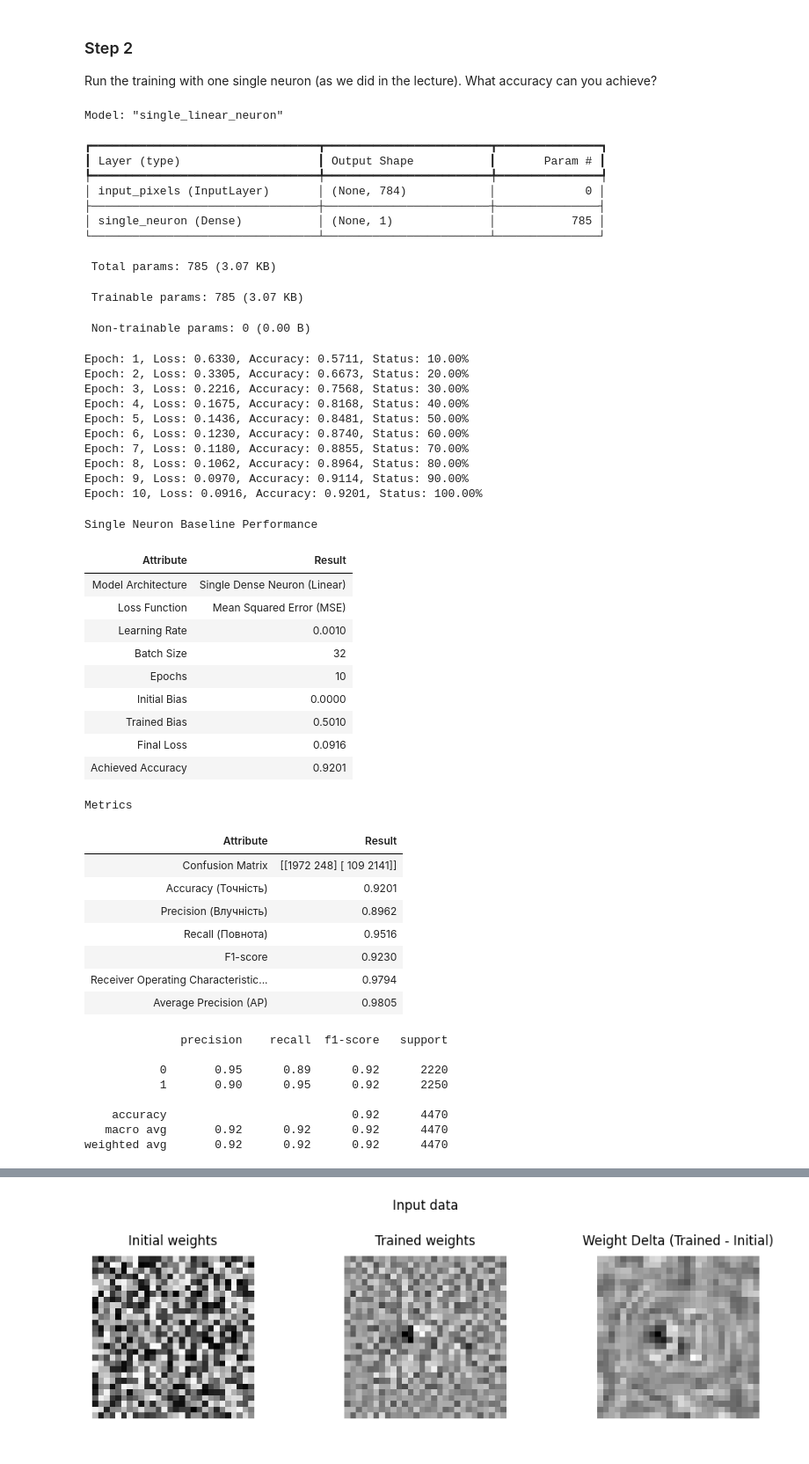
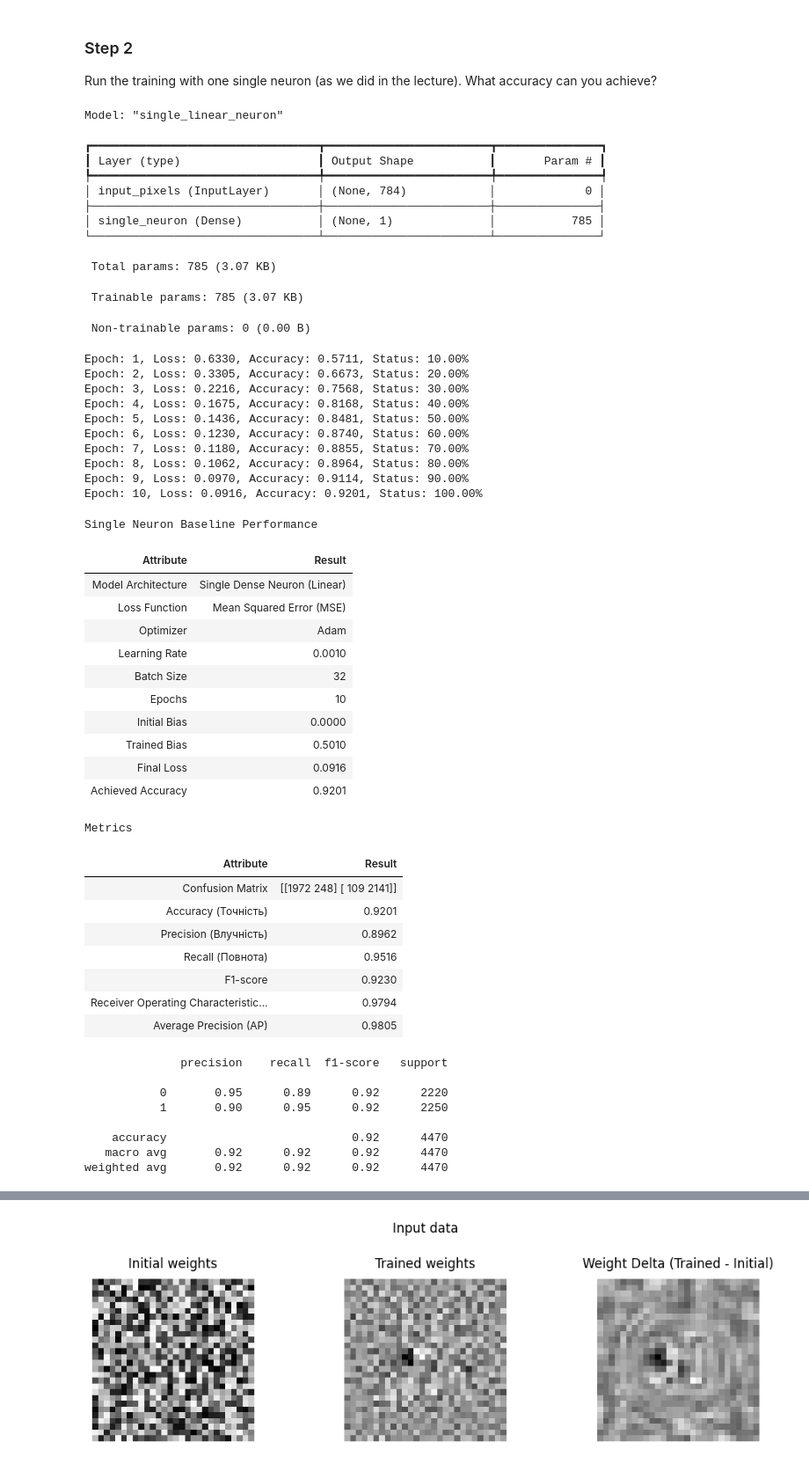
Before and after one commit to BogdanPinchuk/ComputerVision-PBY_HW12, a Jupyter notebook: Bohdan_Pinchuk_CV_HW12.ipynb, the cells around one changed output, grey strips where cells are left out. Shown at 88% size. Drawn from its saved outputs; the diff is of its cells as text; code cells hidden in the pictures.

```diff
--- a/Bohdan_Pinchuk_CV_HW12.ipynb
+++ b/Bohdan_Pinchuk_CV_HW12.ipynb
@@ -284,6 +284,7 @@ rp = rpt.Reporter()
 rp.tolerance = 4
 rp.add_item("Model Architecture", "Single Dense Neuron (Linear)")
 rp.add_item("Loss Function", "Mean Squared Error (MSE)")
+rp.add_item("Optimizer", "Adam")
 rp.add_item("Learning Rate", rp.format_value(learning_rate))
 rp.add_item("Batch Size", str(batch_size))
 rp.add_item("Epochs", str(n_epochs))
@@ -294,33 +295,34 @@ rp.add_item("Achieved Accuracy", rp.format_value(accuracies_single[-1]))
 
 # Print results
 rp.print_pd_report("Single Neuron Baseline Performance")
 df_metrics_single = mn.calc_class_metrics(labels, labels_pred, labels_prob)
 # %% [output]
 Model: "single_linear_neuron"
 ┏━━━━━━━━━━━━━━━━━━━━━━━━━━━━━━━━━┳━━━━━━━━━━━━━━━━━━━━━━━━┳━━━━━━━━━━━━━━━┓
 ┃ Layer (type)                    ┃ Output Shape           ┃       Param # ┃
 ┡━━━━━━━━━━━━━━━━━━━━━━━━━━━━━━━━━╇━━━━━━━━━━━━━━━━━━━━━━━━╇━━━━━━━━━━━━━━━┩
 │ input_pixels (InputLayer)       │ (None, 784)            │             0 │
 ├─────────────────────────────────┼────────────────────────┼───────────────┤
 │ single_neuron (Dense)           │ (None, 1)              │           785 │
 └─────────────────────────────────┴────────────────────────┴───────────────┘
  Total params: 785 (3.07 KB)
  Trainable params: 785 (3.07 KB)
  Non-trainable params: 0 (0.00 B)
 Epoch: 1, Loss: 0.6330, Accuracy: 0.5711, Status: 10.00%
 Epoch: 2, Loss: 0.3305, Accuracy: 0.6673, Status: 20.00%
 Epoch: 3, Loss: 0.2216, Accuracy: 0.7568, Status: 30.00%
 Epoch: 4, Loss: 0.1675, Accuracy: 0.8168, Status: 40.00%
 Epoch: 5, Loss: 0.1436, Accuracy: 0.8481, Status: 50.00%
 Epoch: 6, Loss: 0.1230, Accuracy: 0.8740, Status: 60.00%
 Epoch: 7, Loss: 0.1180, Accuracy: 0.8855, Status: 70.00%
 Epoch: 8, Loss: 0.1062, Accuracy: 0.8964, Status: 80.00%
 Epoch: 9, Loss: 0.0970, Accuracy: 0.9114, Status: 90.00%
 Epoch: 10, Loss: 0.0916, Accuracy: 0.9201, Status: 100.00%
 Single Neuron Baseline Performance
 | Attribute | Result |
 | Model Architecture | Single Dense Neuron (Linear) |
 | Loss Function | Mean Squared Error (MSE) |
+| Optimizer | Adam |
 | Learning Rate | 0.0010 |
 | Batch Size | 32 |
 | Epochs | 10 |
```
Also changed, not shown: parts of 6 cells of this notebook.
